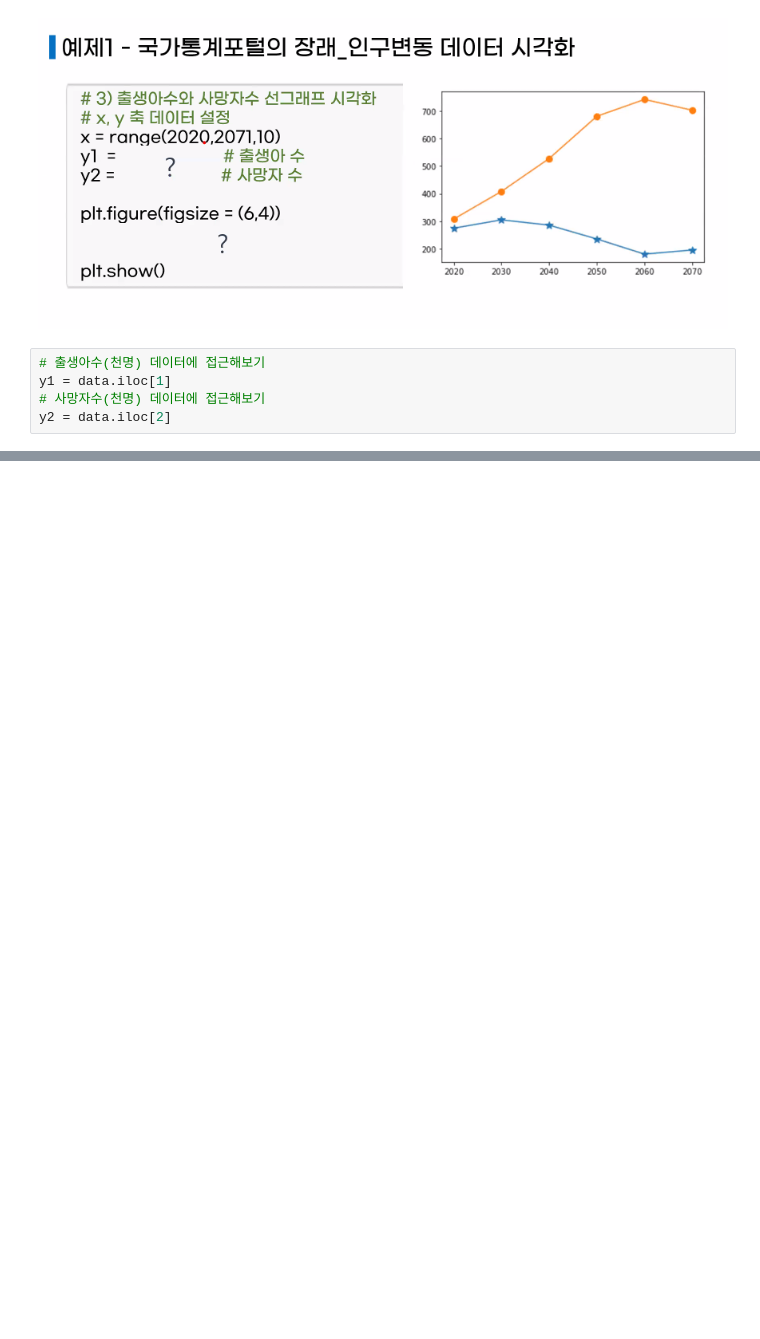
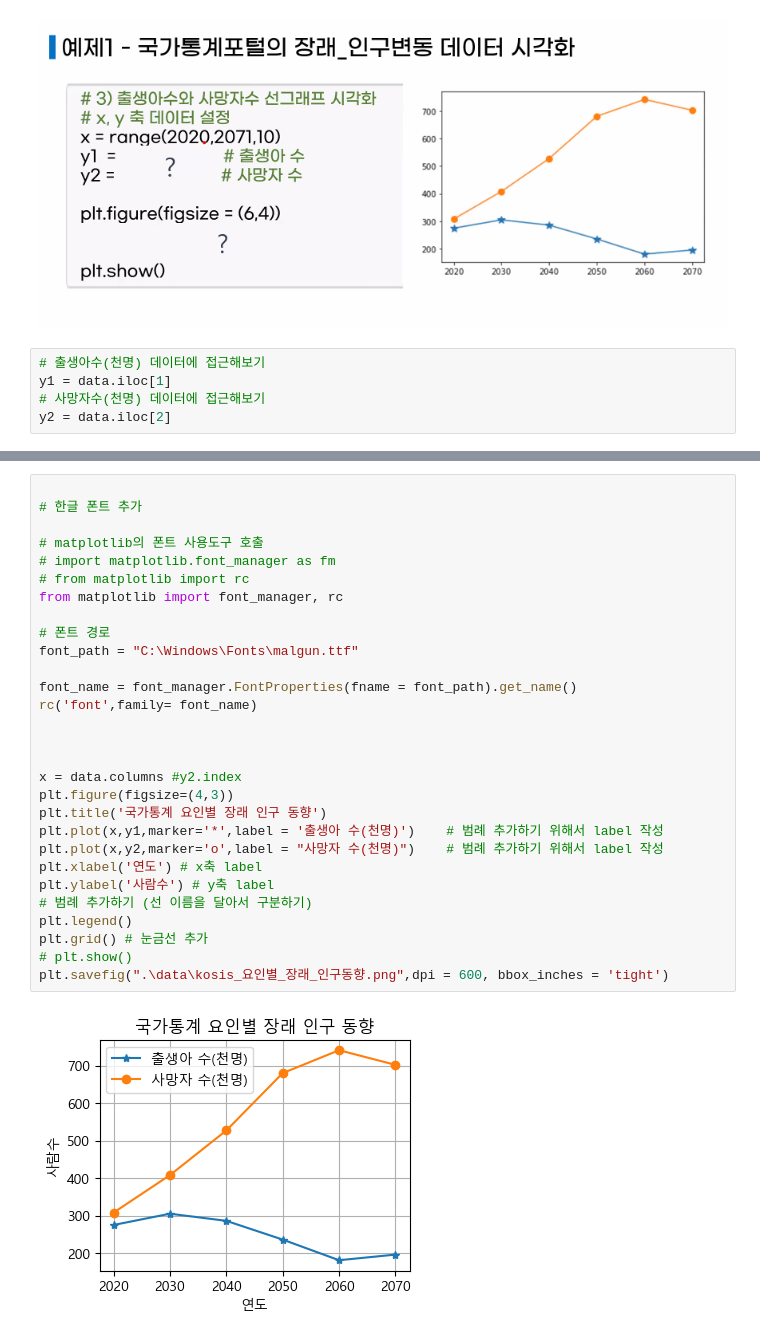
Before and after one commit to JangGunWook/python_study, a Jupyter notebook: Python Lib(데이터분석/ex06_matplotlib모듈_다루기.ipynb, the cells around one changed output, grey strips where cells are left out. Saved outputs shown, nothing was run; the diff lists cells and outputs as text; blank space fills up the shorter version.

```diff
--- a/Python Lib(데이터분석/ex06_matplotlib모듈_다루기.ipynb
+++ b/Python Lib(데이터분석/ex06_matplotlib모듈_다루기.ipynb
@@ -120,0 +127,31 @@ plt.show()
+# %%
+
+# 한글 폰트 추가
+
+# matplotlib의 폰트 사용도구 호출
+# import matplotlib.font_manager as fm
+# from matplotlib import rc
+from matplotlib import font_manager, rc
+
+# 폰트 경로
+font_path = "C:\Windows\Fonts\malgun.ttf"
+
+font_name = font_manager.FontProperties(fname = font_path).get_name()
+rc('font',family= font_name)
+
+
+
+x = data.columns #y2.index
+plt.figure(figsize=(4,3))
+plt.title('국가통계 요인별 장래 인구 동향')
+plt.plot(x,y1,marker='*',label = '출생아 수(천명)')    # 범례 추가하기 위해서 label 작성
+plt.plot(x,y2,marker='o',label = "사망자 수(천명)")    # 범례 추가하기 위해서 label 작성
+plt.xlabel('연도') # x축 label
+plt.ylabel('사람수') # y축 label
+# 범례 추가하기 (선 이름을 달아서 구분하기)
+plt.legend()
+plt.grid() # 눈금선 추가
+# plt.show()
+plt.savefig(".\data\kosis_요인별_장래_인구동향.png",dpi = 600, bbox_inches = 'tight')
+# %% [output]
+[figure, added]
```
Also changed, not shown: parts of 29 cells of this notebook, 5 other files.
